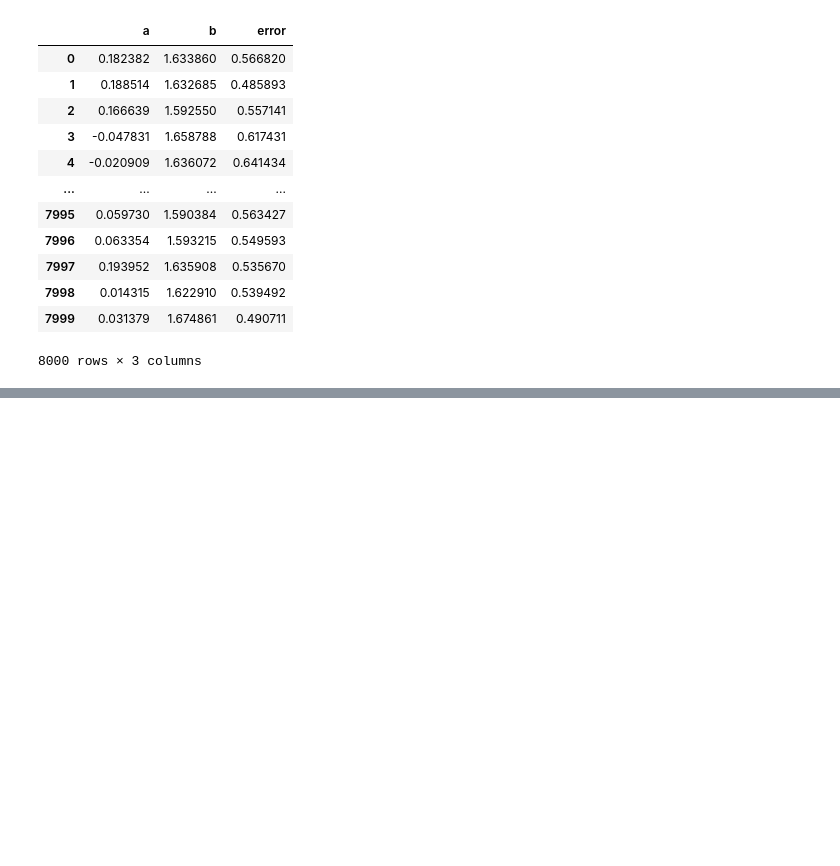
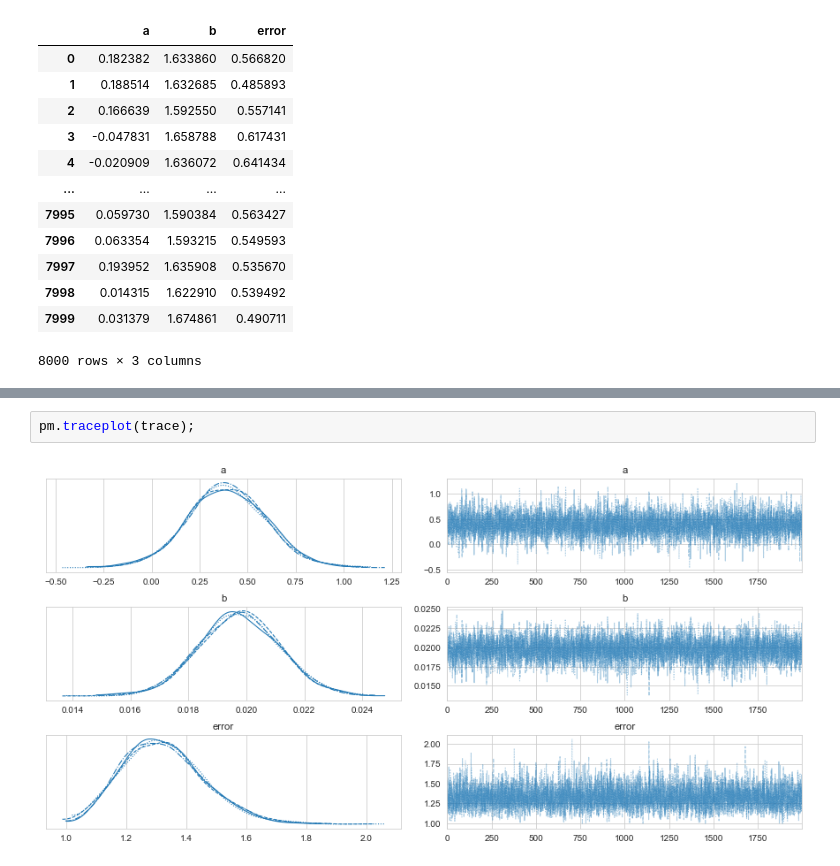
Before and after one commit to conormm/blog, a Jupyter notebook: _notebooks/2021-04-20-earnings-on-medium.ipynb, the cells around one changed output, grey strips where cells are left out. Saved outputs shown, nothing was run; the diff lists cells and outputs as text; blank space fills up the shorter version.

```diff
--- a/_notebooks/2021-04-20-earnings-on-medium.ipynb
+++ b/_notebooks/2021-04-20-earnings-on-medium.ipynb
@@ -163,0 +190,4 @@ pm.trace_to_dataframe(trace)
+# %%
+pm.traceplot(trace);
+# %% [output]
+[figure, added]
```
Also changed, not shown: parts of 13 cells of this notebook, 1 other file.
